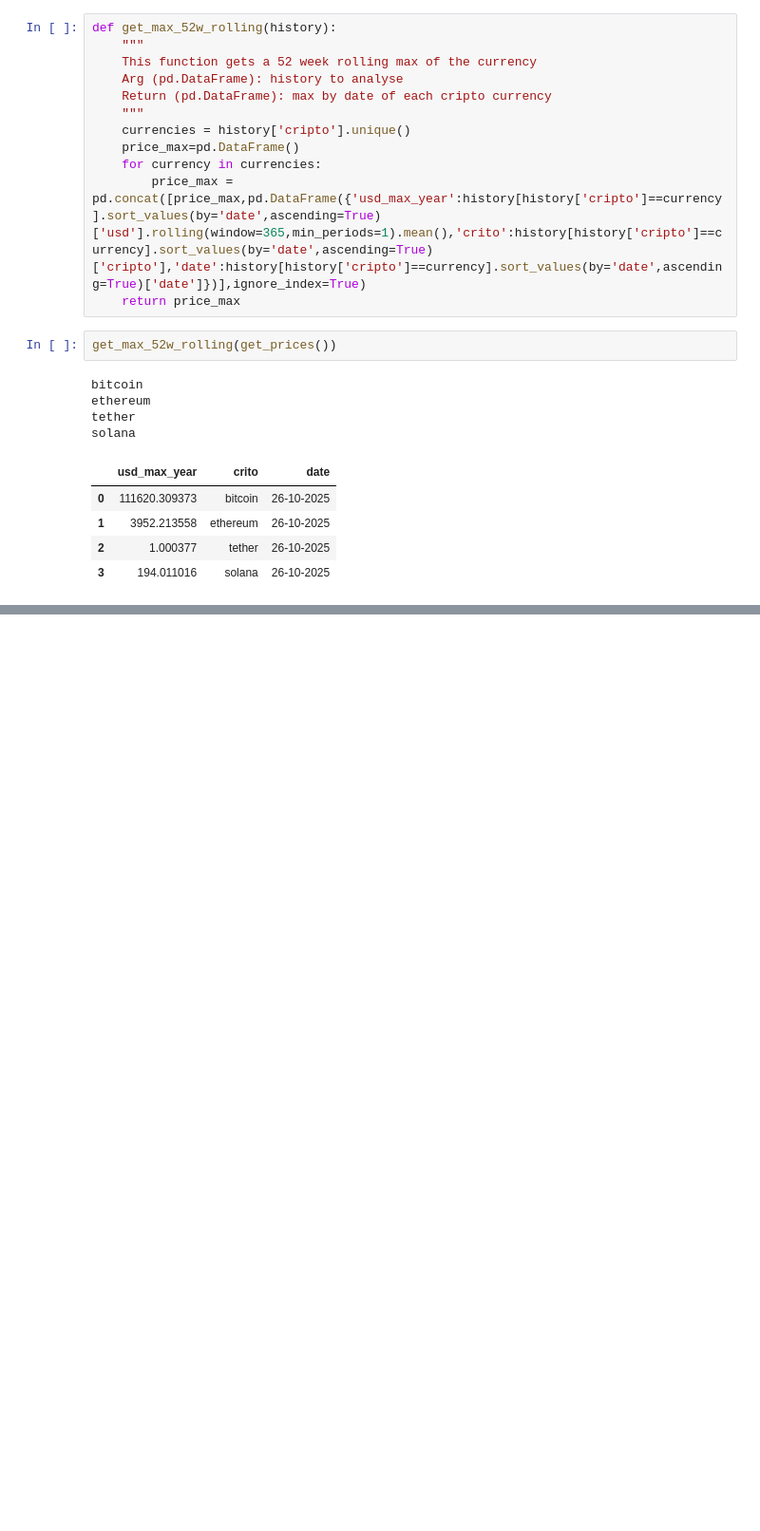
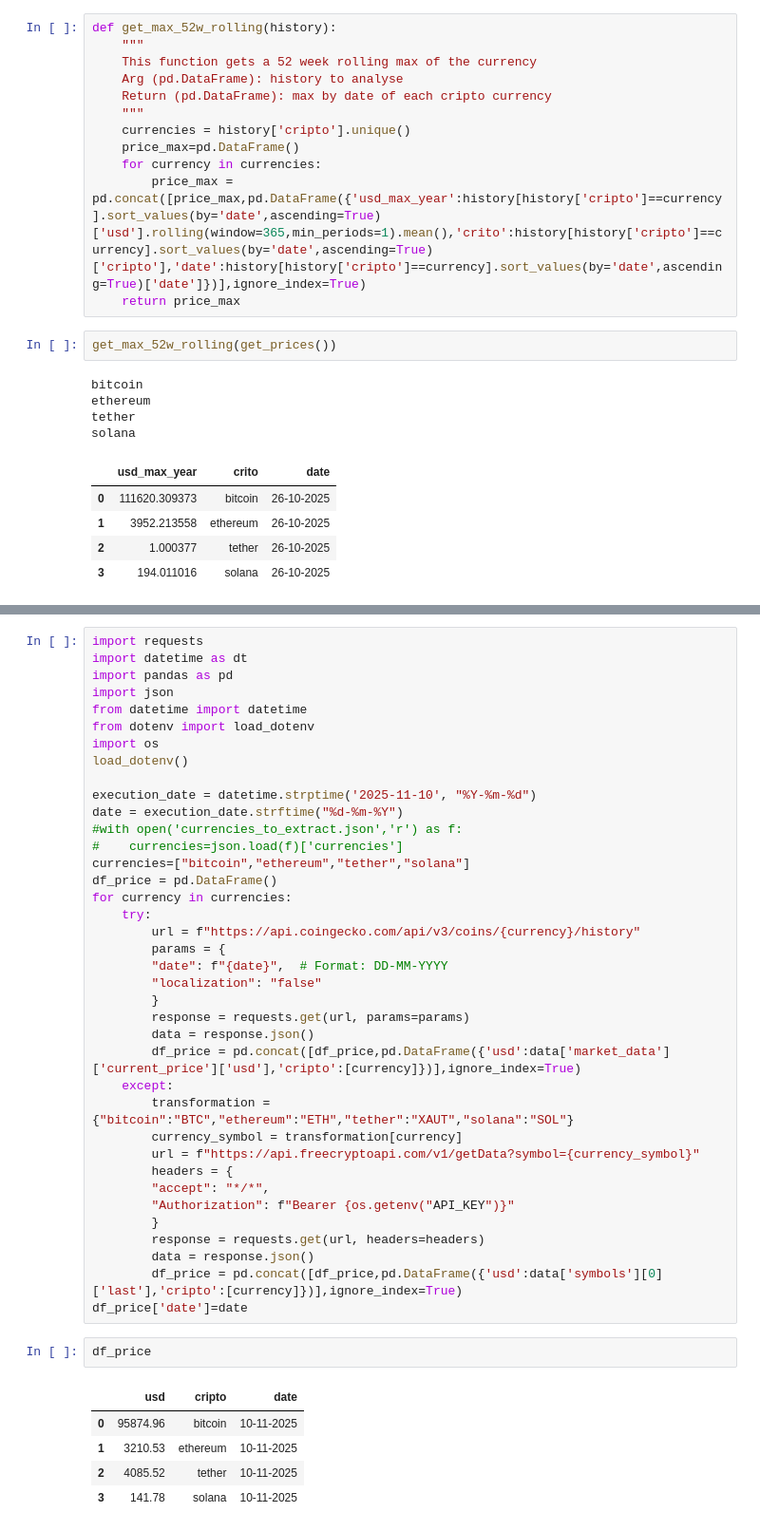
Before and after one commit to gasparcartasso/cripto_currencies, a Jupyter notebook: test.ipynb, the cells around one changed output, grey strips where cells are left out. Shown at 95% size. Saved outputs shown, nothing was run; the diff lists cells and outputs as text; blank space fills up the shorter version.

```diff
--- a/test.ipynb
+++ b/test.ipynb
@@ -81,0 +135,46 @@ solana
+# %%
+import requests
+import datetime as dt
+import pandas as pd
+import json
+from datetime import datetime
+from dotenv import load_dotenv
+import os
+load_dotenv()
+
+execution_date = datetime.strptime('2025-11-10', "%Y-%m-%d")
+date = execution_date.strftime("%d-%m-%Y")
+#with open('currencies_to_extract.json','r') as f:
+#    currencies=json.load(f)['currencies']
+currencies=["bitcoin","ethereum","tether","solana"]
+df_price = pd.DataFrame()
+for currency in currencies:
+    try:
+        url = f"https://api.coingecko.com/api/v3/coins/{currency}/history"
+        params = {
+        "date": f"{date}",  # Format: DD-MM-YYYY
+        "localization": "false"
+        }
+        response = requests.get(url, params=params)
+        data = response.json()
+        df_price = pd.concat([df_price,pd.DataFrame({'usd':data['market_data']['current_price']['usd'],'cripto':[currency]})],ignore_index=True)
+    except:
+        transformation = {"bitcoin":"BTC","ethereum":"ETH","tether":"XAUT","solana":"SOL"}
+        currency_symbol = transformation[currency]
+        url = f"https://api.freecryptoapi.com/v1/getData?symbol={currency_symbol}"
+        headers = {
+        "accept": "*/*",
+        "Authorization": f"Bearer {os.getenv("API_KEY")}"
+        }
+        response = requests.get(url, headers=headers)
+        data = response.json()
+        df_price = pd.concat([df_price,pd.DataFrame({'usd':data['symbols'][0]['last'],'cripto':[currency]})],ignore_index=True)
+df_price['date']=date
+# %%
+df_price
+# %% [output]
+|  | usd | cripto | date |
+| 0 | 95874.96 | bitcoin | 10-11-2025 |
+| 1 | 3210.53 | ethereum | 10-11-2025 |
+| 2 | 4085.52 | tether | 10-11-2025 |
+| 3 | 141.78 | solana | 10-11-2025 |
```
Also changed, not shown: parts of 2 cells of this notebook, 4 other files.
